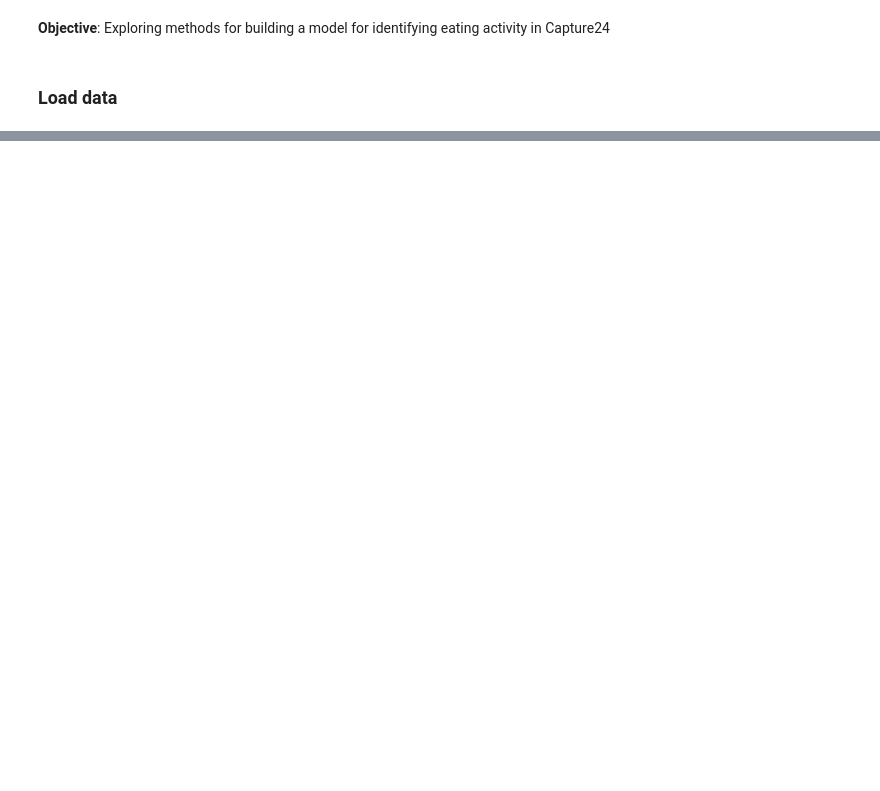
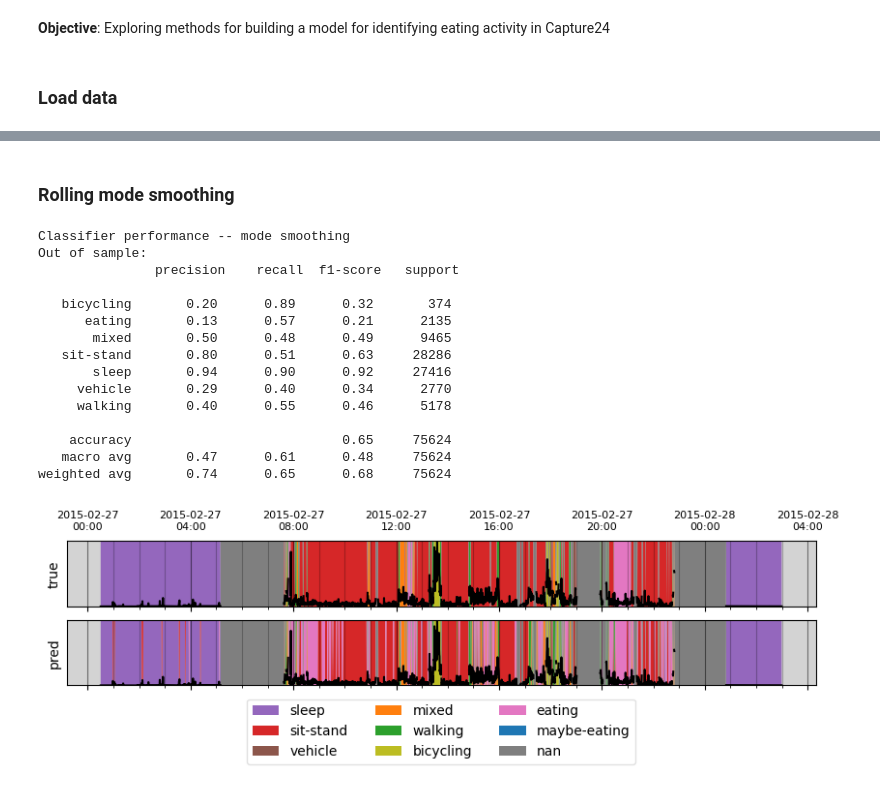
Before and after one commit to stevenpur/eating_detection, a Jupyter notebook: explore.ipynb, the cells around one changed output, grey strips where cells are left out. Cells and saved outputs as stored; diff of their text form; code cells hidden in the pictures; blank space fills up the shorter version.

```diff
--- a/explore.ipynb
+++ b/explore.ipynb
@@ -137,0 +256,56 @@ array([], dtype=float64)
+# %% [markdown]
+### Rolling mode smoothing
+# %%
+def mode(alist):
+    ''' Mode of a list, but return middle element if ambiguous '''
+    m, c = stats.mode(alist)
+    m, c = m.item(), c.item()
+    if c==1:
+        return alist[len(alist)//2]
+    return m
+
+def rolling_mode(t, y, window_size='100S'):
+    y_dtype_orig = y.dtype
+    # Hack to make it work with pandas.Series.rolling()
+    y = pd.Series(y, index=t, dtype='category')
+    y_code_smooth = y.cat.codes.rolling(window_size).apply(mode, raw=True).astype('int')
+    y_smooth = pd.Categorical.from_codes(y_code_smooth, dtype=y.dtype)
+    y_smooth = np.asarray(y_smooth, dtype=y_dtype_orig)
+    return y_smooth
+# %%
+# Smooth the predictions of each participant
+Y_test_pred_smooth = []
+unqP, indP = np.unique(pid_test, return_index=True)
+unqP = unqP[np.argsort(indP)]  # keep the order or else we'll scramble our arrays
+for p in unqP:
+    mask = pid_test == p
+    Y_test_pred_smooth.append(rolling_mode(T_test[mask], Y_test_pred[mask]))
+Y_test_pred_smooth = np.concatenate(Y_test_pred_smooth)
+
+print('\nClassifier performance -- mode smoothing')
+print('Out of sample:\n', metrics.classification_report(Y_test, Y_test_pred_smooth))
+
+# Check again participant
+mask = pid_test == 'P101'
+fig, axs = utils.plot_compare(T_test[mask],
+                              Y_test[mask],
+                              Y_test_pred_smooth[mask],
+                              trace=X_test.loc[mask, 'std'])
+fig.show()
+# %% [output]
+Classifier performance -- mode smoothing
+Out of sample:
+               precision    recall  f1-score   support
+
+   bicycling       0.20      0.89      0.32       374
+      eating       0.13      0.57      0.21      2135
+       mixed       0.50      0.48      0.49      9465
+   sit-stand       0.80      0.51      0.63     28286
+       sleep       0.94      0.90      0.92     27416
+     vehicle       0.29      0.40      0.34      2770
+     walking       0.40      0.55      0.46      5178
+
+    accuracy                           0.65     75624
+   macro avg       0.47      0.61      0.48     75624
+weighted avg       0.74      0.65      0.68     75624
+[figure, added]
```
Also changed, not shown: parts of 13 cells of this notebook, 1 other file.
